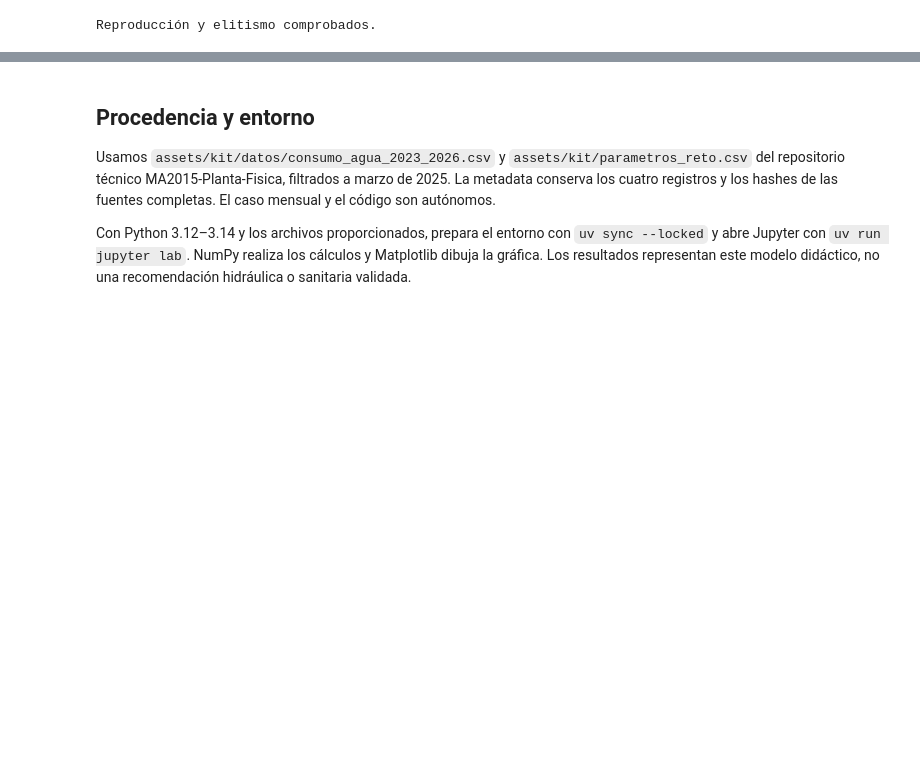
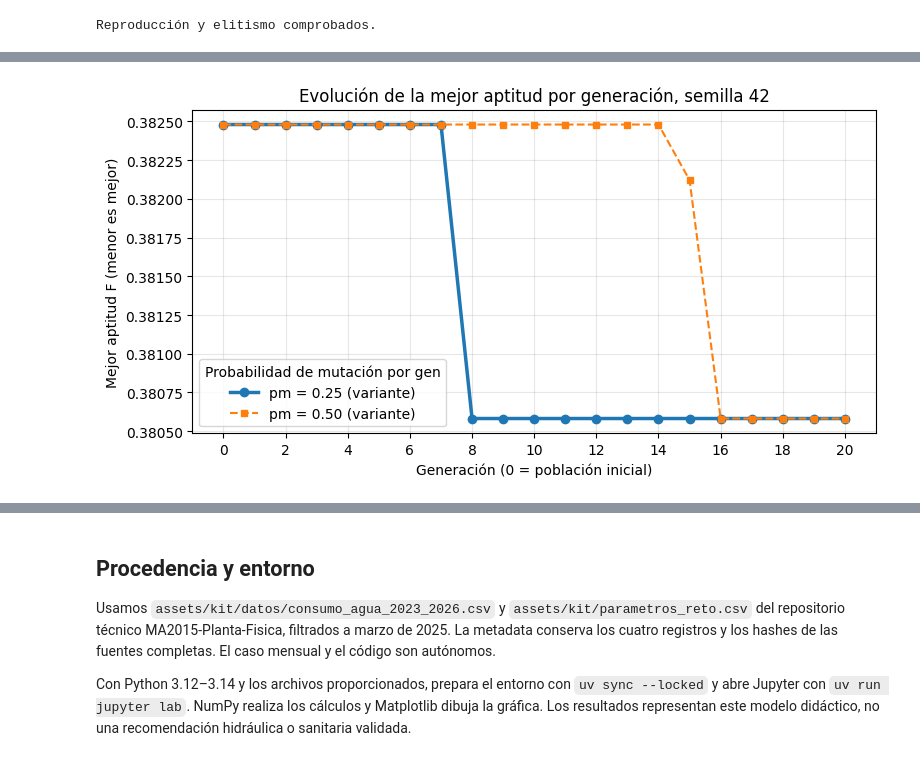
Before and after one commit to SofiaSacoto/Planta_Fisica, a Jupyter notebook: planta_fisica_entregable_2.ipynb, the cells around one changed output, grey strips where cells are left out. Saved outputs shown, nothing was run; the diff lists cells and outputs as text; code cells hidden in the pictures; blank space fills up the shorter version.

```diff
--- a/planta_fisica_entregable_2.ipynb
+++ b/planta_fisica_entregable_2.ipynb
@@ -914,0 +1177,19 @@ Reproducción y elitismo comprobados.
+# %%
+import matplotlib.pyplot as plt
+
+fig, ax = plt.subplots(figsize=(8, 4.2))
+gens = np.arange(len(final_025["history"]))
+ax.plot(gens, final_025["history"], color="tab:blue", marker="o", markersize=6, linewidth=2.5,
+        label="pm = 0.25 (variante)")
+ax.plot(gens, final_050["history"], color="tab:orange", marker="s", markersize=4, linewidth=1.5,
+        linestyle="--", label="pm = 0.50 (variante)")
+ax.set_xlabel("Generación (0 = población inicial)")
+ax.set_ylabel("Mejor aptitud F (menor es mejor)")
+ax.set_title("Evolución de la mejor aptitud por generación, semilla 42")
+ax.set_xticks(range(0, 21, 2))
+ax.grid(alpha=0.3)
+ax.legend(title="Probabilidad de mutación por gen")
+fig.tight_layout()
+plt.show()
+# %% [output]
+[figure, added]
```
Also changed, not shown: parts of 13 cells of this notebook.
